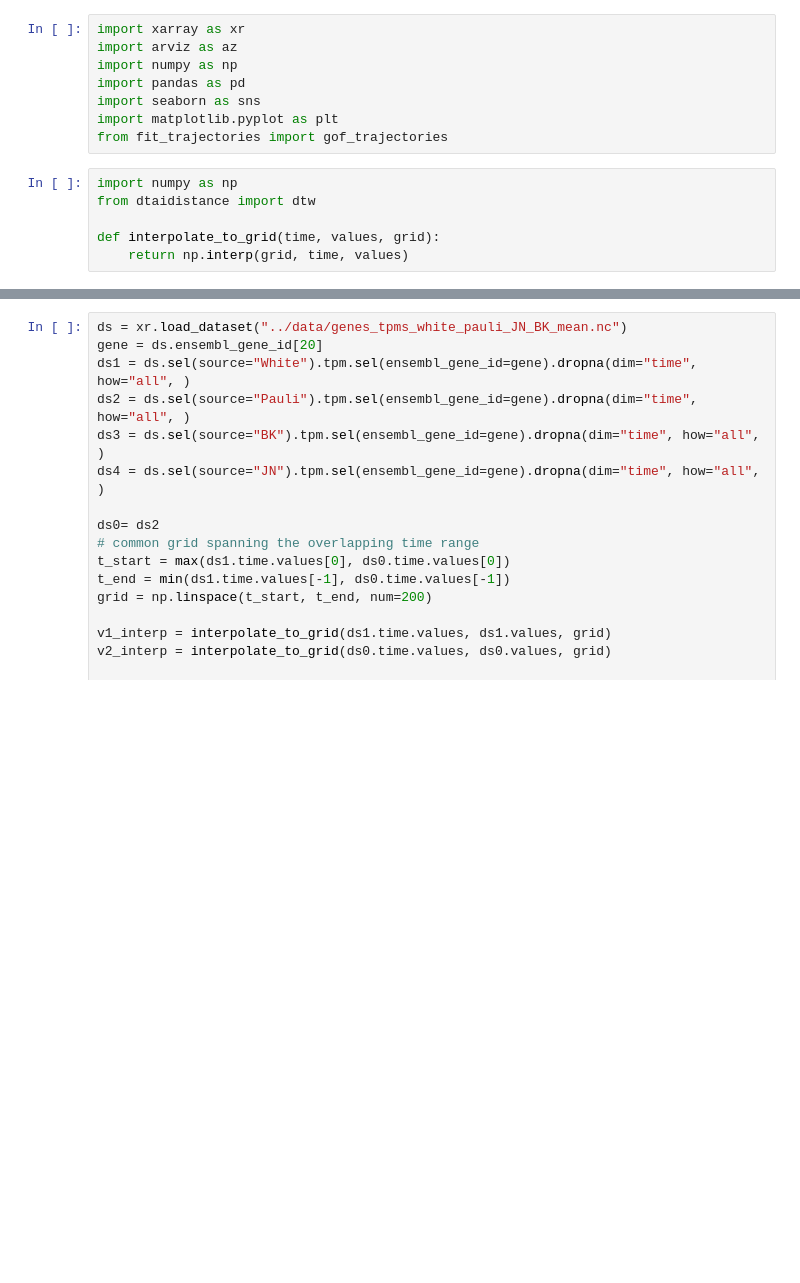
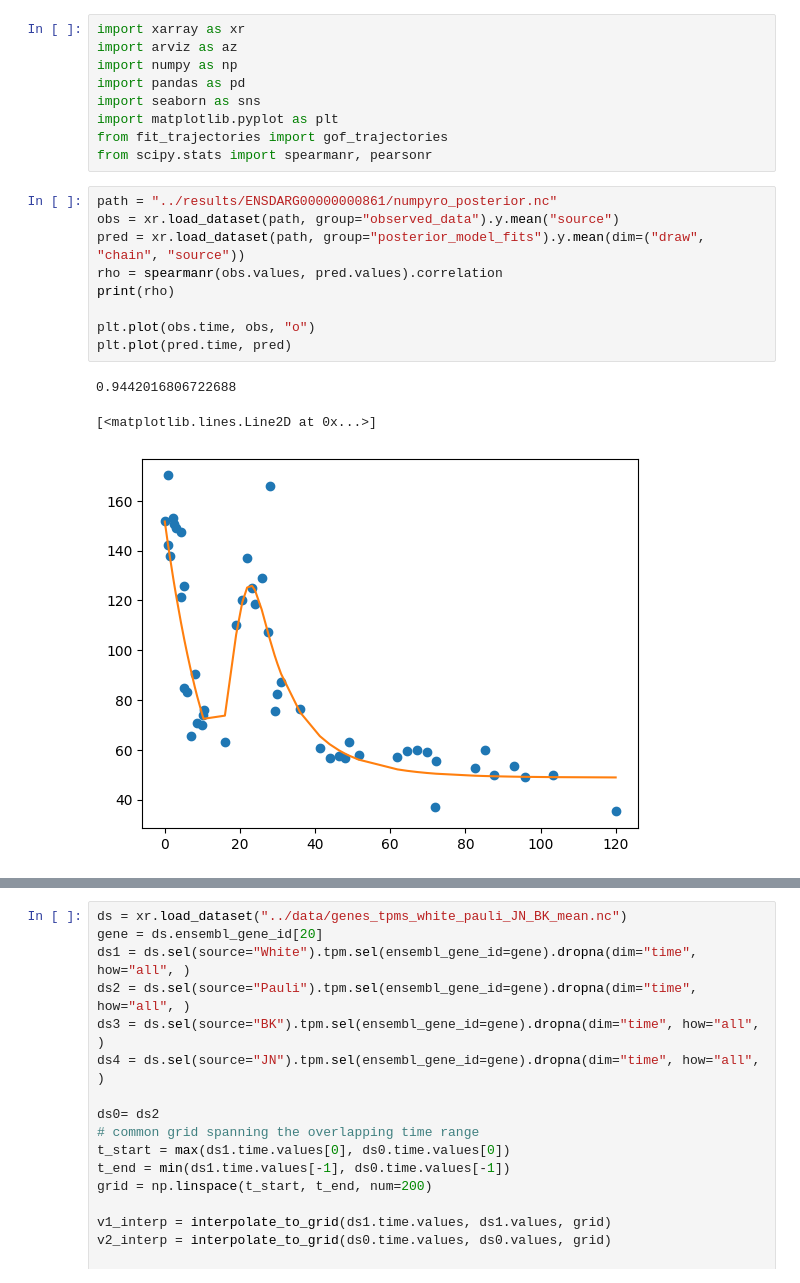
Before and after one commit to mariegrho/Expression_baseline_models, a Jupyter notebook: clustering/compare_results.ipynb, the cells around one changed output, grey strips where cells are left out. Cells and saved outputs as stored; diff of their text form; blank space fills up the shorter version.

```diff
--- a/clustering/compare_results.ipynb
+++ b/clustering/compare_results.ipynb
@@ -6,9 +6,17 @@ import pandas as pd
 import seaborn as sns
 import matplotlib.pyplot as plt
 from fit_trajectories import gof_trajectories
+from scipy.stats import spearmanr, pearsonr
-# %%
-import numpy as np
-from dtaidistance import dtw
-
-def interpolate_to_grid(time, values, grid):
-    return np.interp(grid, time, values)
+# %%
+path = "../results/ENSDARG00000000861/numpyro_posterior.nc"
+obs = xr.load_dataset(path, group="observed_data").y.mean("source")
+pred = xr.load_dataset(path, group="posterior_model_fits").y.mean(dim=("draw", "chain", "source"))
+rho = spearmanr(obs.values, pred.values).correlation
+print(rho)
+
+plt.plot(obs.time, obs, "o")
+plt.plot(pred.time, pred)
+# %% [output]
+0.9442016806722688
+[<matplotlib.lines.Line2D at 0x...>]
+[figure, added]
```
Also changed, not shown: parts of 27 cells of this notebook, 19 other files.
